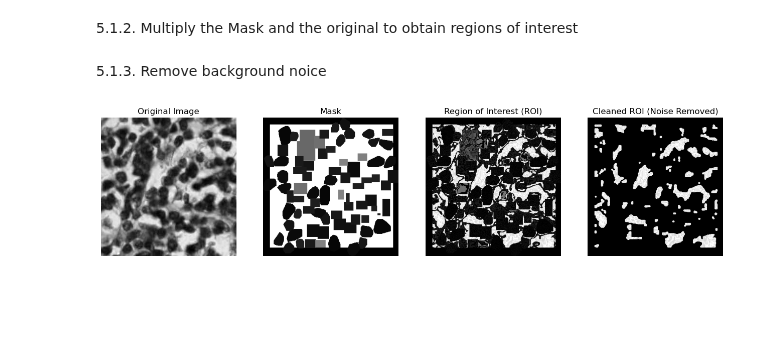
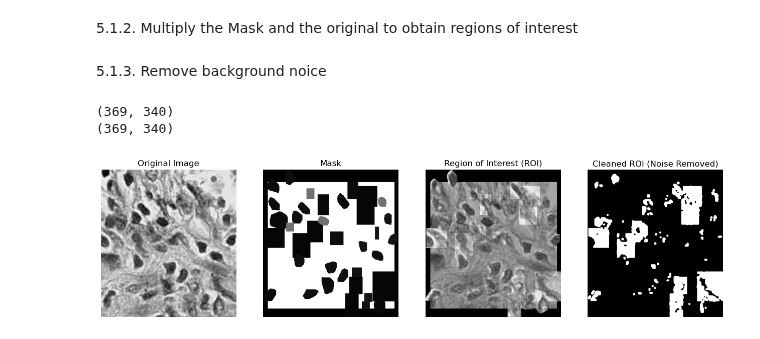
Before and after one commit to wangelam/ecse415Final, a Jupyter notebook: tumor.ipynb, the cells around one changed output. Saved outputs shown, nothing was run; the diff lists cells and outputs as text; code cells hidden in the pictures; blank space fills up the shorter version.

```diff
--- a/tumor.ipynb
+++ b/tumor.ipynb
@@ -46,16 +50,3 @@ def loadGray(id):
     return image, mask
 # %% [markdown]
 5.1.2.  Multiply the Mask and the original to obtain regions of interest
-# %%
-def ROI(image, mask):
-    # Ensure the mask and image are the same size
-    min_height = min(image.shape[0], mask.shape[0])
-    min_width = min(image.shape[1], mask.shape[1])
-
-    #crop
-    image = image[:min_height, :min_width]
-    mask = mask[:min_height, :min_width]
-
-    # Multiply to extract regions of interest
-    roi = cv2.bitwise_and(image, mask)
-    return roi
@@ -62,45 +85,49 @@ def ROI(image, mask):
 # %% [markdown]
 5.1.3. Remove background noice
 # %%
-def backgroundRemove(roi):
-     # Step 1: Apply Otsu’s Thresholding to binarize the ROI
-    _, binary_roi = cv2.threshold(roi, 0, 255, cv2.THRESH_BINARY + cv2.THRESH_OTSU)
+def backgroundRemove(roi, mask):
+    if roi.dtype != np.uint8:
+        roi = (roi * 255).astype(np.uint8)
 
-    # Step 2: Morphological operations to remove noise
+    _, binary_roi = cv2.threshold(roi, 0, 1, cv2.THRESH_BINARY + cv2.THRESH_OTSU)
+
+
     kernel = np.ones((3, 3), np.uint8)  # 3x3 kernel
-    clean_roi = cv2.morphologyEx(binary_roi, cv2.MORPH_OPEN, kernel, iterations=2)  # Erosion + Dilation
+    clean_roi = cv2.morphologyEx(binary_roi, cv2.MORPH_OPEN, kernel, iterations=2)
 
-    # Step 3: Apply Median Blurring to smoothen noise
     clean_roi = cv2.medianBlur(clean_roi, 3)
 
-    # Step 4: Apply final mask to keep only meaningful details
-    final_output = cv2.bitwise_and(roi, clean_roi)
+    final_output = cv2.bitwise_and(roi, mask=clean_roi)
 
-    return final_output
+
+    return clean_roi
 # %%
-subject_id = "TCGA-A1-A0SP-DX1_id-5ea4095addda5f8398977ebc_left-7807_top-53960_bottom-54248_right-8089"
+subject_id = "TCGA-A2-A0T0-DX1_id-5ea40989ddda5f839897f293_left-76950_top-61480_bottom-61778_right-77225"
 image, mask = loadGray(subject_id)
 roi = ROI(image,mask)
-final = backgroundRemove(roi)
+final = backgroundRemove(roi, mask)
+
 
 # Display results
 fig, axs = plt.subplots(1, 4, figsize=(16, 4))
 axs[0].imshow(image, cmap='gray')
 axs[0].set_title("Original Image")
 axs[0].axis("off")
 
-axs[1].imshow(mask, cmap='gray')
+axs[1].imshow(mask, cmap="gray")
 axs[1].set_title("Mask")
 axs[1].axis("off")
 
 axs[2].imshow(roi, cmap='gray')
 axs[2].set_title("Region of Interest (ROI)")
 axs[2].axis("off")
 
 axs[3].imshow(final, cmap='gray')
 axs[3].set_title("Cleaned ROI (Noise Removed)")
 axs[3].axis("off")
 
 plt.show()
 # %% [output]
+(369, 340)
+(369, 340)
-[figure, old version]
+[figure, new version]
```
Also changed, not shown: parts of 2 cells of this notebook.
